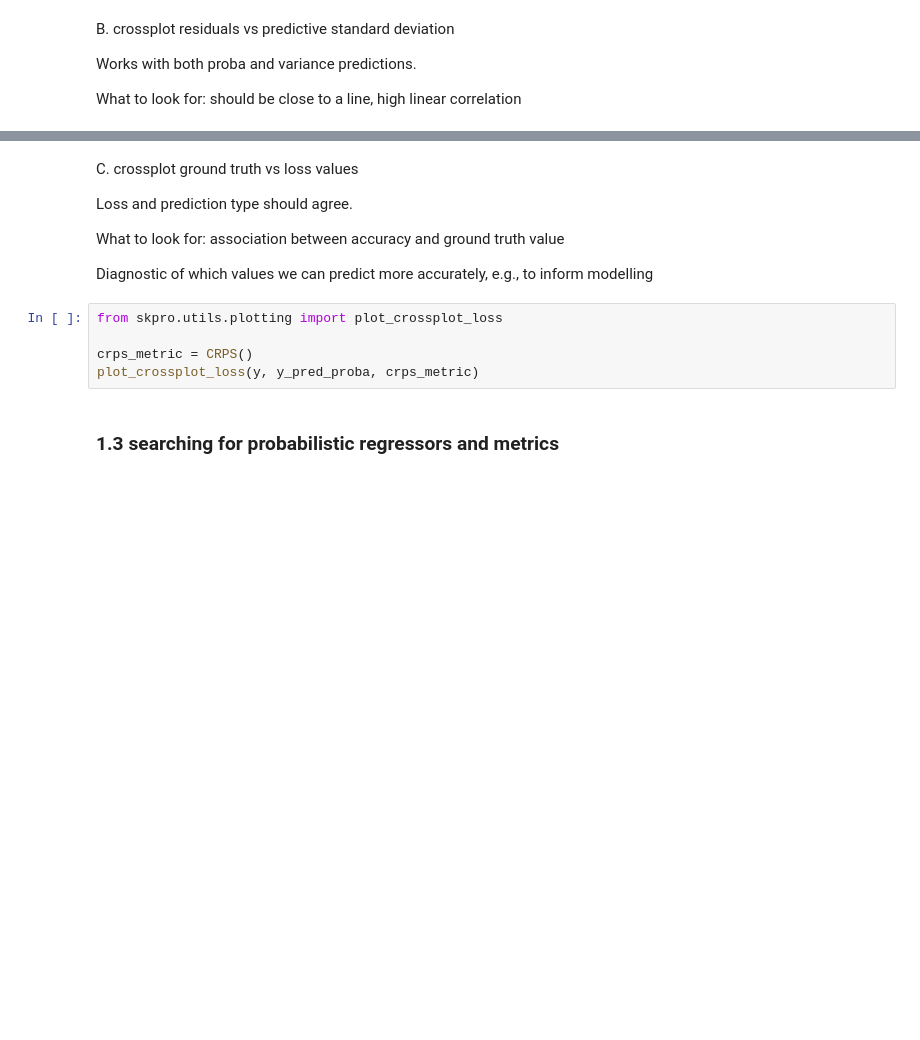
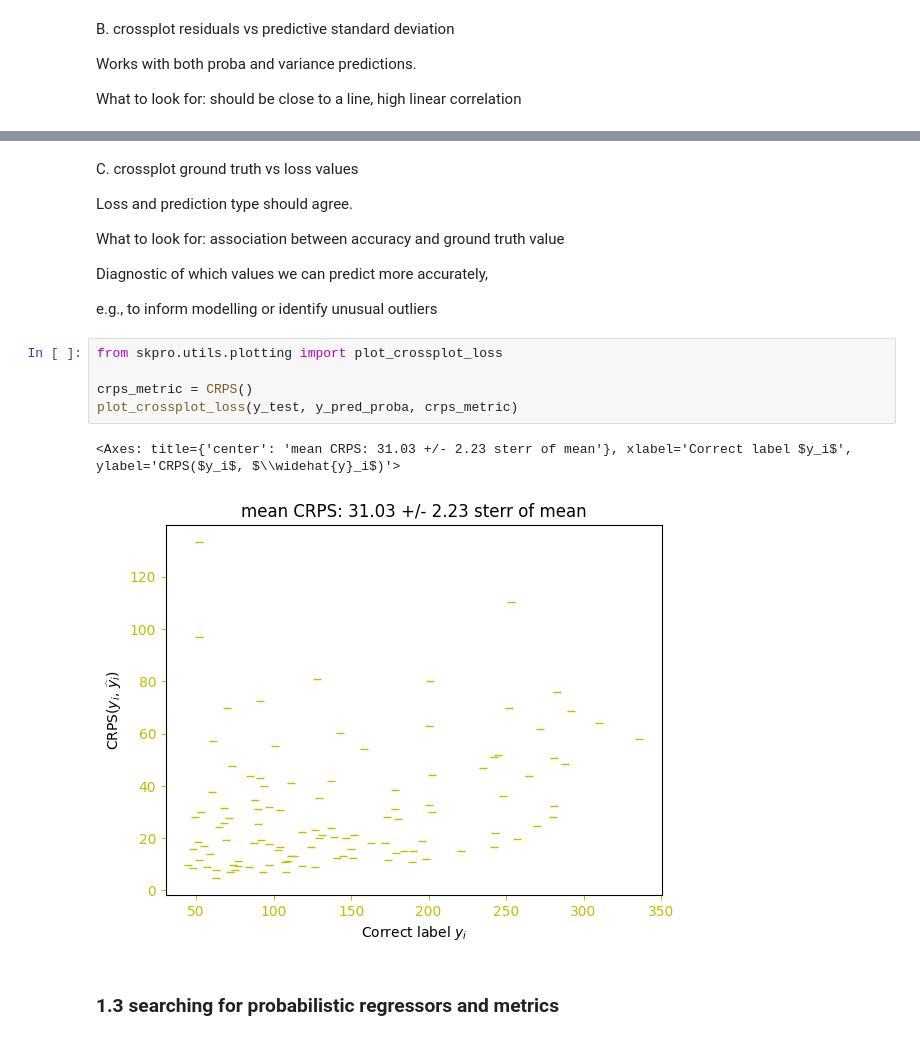
Before and after one commit to sktime/skpro, a Jupyter notebook: examples/01_skpro_intro.ipynb, the cells around one changed output, grey strips where cells are left out. Drawn from its saved outputs; the diff is of its cells as text; blank space fills up the shorter version.

```diff
--- a/examples/01_skpro_intro.ipynb
+++ b/examples/01_skpro_intro.ipynb
@@ -262,12 +383,17 @@ Loss and prediction type should agree.
 
 What to look for: association between accuracy and ground truth value
 
-Diagnostic of which values we can predict more accurately, e.g., to inform modelling
+Diagnostic of which values we can predict more accurately,
+
+e.g., to inform modelling or identify unusual outliers
 # %%
 from skpro.utils.plotting import plot_crossplot_loss
 
 crps_metric = CRPS()
-plot_crossplot_loss(y, y_pred_proba, crps_metric)
+plot_crossplot_loss(y_test, y_pred_proba, crps_metric)
+# %% [output]
+<Axes: title={'center': 'mean CRPS: 31.03 +/- 2.23 sterr of mean'}, xlabel='Correct label $y_i$', ylabel='CRPS($y_i$, $\\widehat{y}_i$)'>
+[figure, added]
 # %% [markdown]
 ### 1.3 searching for probabilistic regressors and metrics
 # %% [markdown]
```
Also changed, not shown: parts of 30 cells of this notebook.
